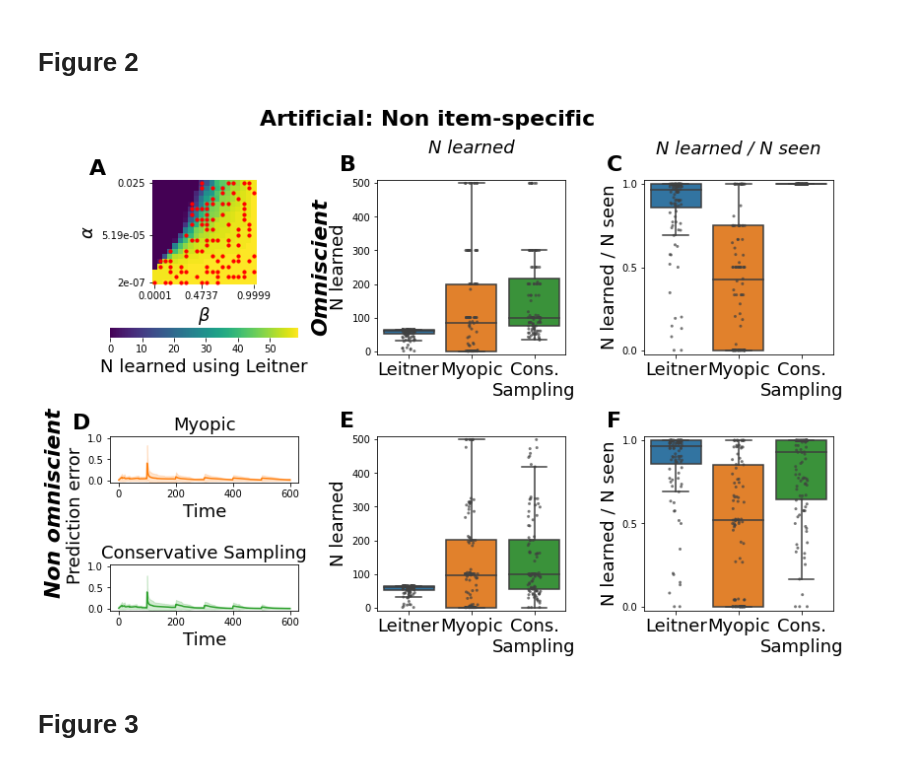
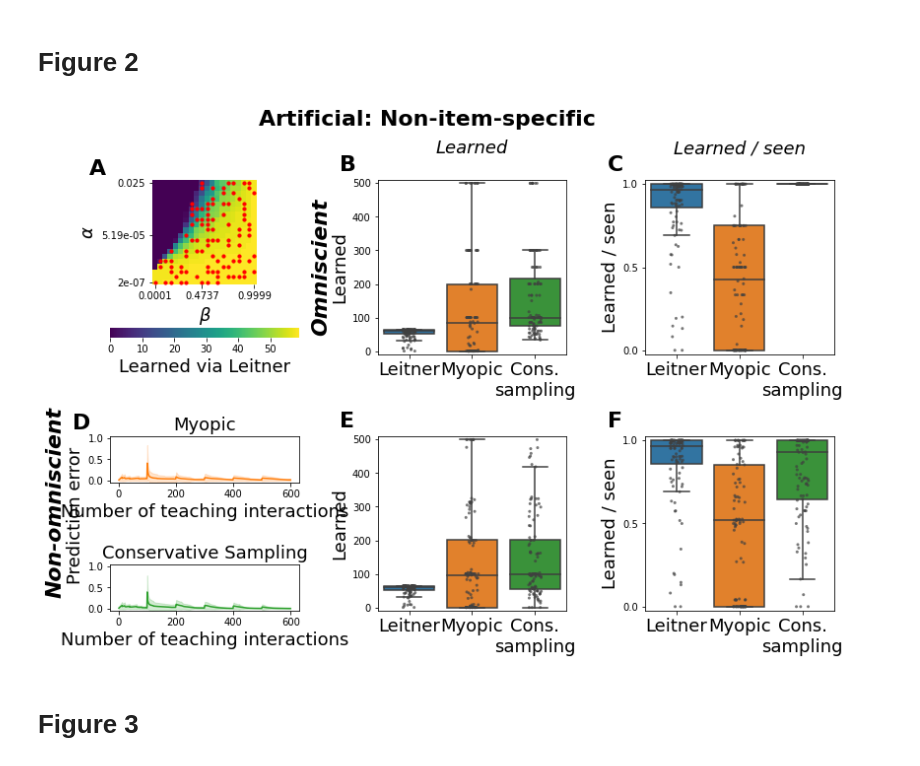
Before and after one commit to AurelienNioche/ActiveTeachingModel, a Jupyter notebook: figure2figure3.ipynb, the cells around one changed output. Saved outputs shown, nothing was run; the diff lists cells and outputs as text; code cells hidden in the pictures.

```diff
--- a/figure2figure3.ipynb
+++ b/figure2figure3.ipynb
@@ -25,7 +25,7 @@ def rounddown(x, base=100):
 def rename_teachers(data):
     dic = {
         "leitner": "Leitner",
-        "forward": "Cons.\nSampling",
+        "forward": "Cons.\nsampling",
         "threshold": "Myopic",
     }
 
@@ -45,7 +45,7 @@ def heatmap(data, ax, fontsize_label, fontsize_colorbar):
     cbar = ax.collections[0].colorbar
     # here set the labelsize by 20
     # cbar.ax.tick_params(labelsize=20)
-    cbar.set_label('N learned using Leitner', size=fontsize_colorbar)
+    cbar.set_label('Learned via Leitner', size=fontsize_colorbar)
 
     alpha_unique = sorted(data["alpha"].unique())
     beta_unique = sorted(data["beta"].unique())
@@ -89,7 +89,7 @@ def heatmap(data, ax, fontsize_label, fontsize_colorbar):
 def boxplot_n_learnt(data, ax,
                      ylim,
                      x_label="Teacher",
-                     y_label="N learned", dot_size=3, dot_alpha=0.7,
+                     y_label="Learned", dot_size=3, dot_alpha=0.7,
                      fontsize_label=13):
 
     data = rename_teachers(data)
@@ -98,7 +98,7 @@ def boxplot_n_learnt(data, ax,
         "teacher": x_label
     })
 
-    order = ["Leitner", "Myopic", "Cons.\nSampling"]
+    order = ["Leitner", "Myopic", "Cons.\nsampling"]
     colors = ["C0", "C1", "C2"]
 
     sns.boxplot(x=x_label, y=y_label, data=data, ax=ax,
@@ -117,7 +117,7 @@ def boxplot_n_learnt(data, ax,
 
 def boxplot_n_learnt_n_seen(data, ax,
                             x_label="Teacher",
-                            y_label="N learned / N seen",
+                            y_label="Learned / seen",
                             dot_size=3, dot_alpha=0.7,
                             fontsize_label=13):
 
@@ -127,7 +127,7 @@ def boxplot_n_learnt_n_seen(data, ax,
         "ratio_n_learnt_n_seen": y_label
     })
 
-    order = ["Leitner", "Myopic", "Cons.\nSampling"]
+    order = ["Leitner", "Myopic", "Cons.\nsampling"]
     colors = ["C0", "C1", "C2"]
 
     sns.boxplot(x="Teacher", y=y_label, data=data, ax=ax,
@@ -148,7 +148,7 @@ def boxplot_n_learnt_n_seen(data, ax,
 
 
 def prediction_error(data, ax, title, color,
-                     x_label="Time",
+                     x_label="Number of teaching interactions",
 #                      y_label="Prediction error\n"
 #                              "(prob. of recall)",
                      fontsize_label=12):
@@ -203,7 +203,7 @@ err_forward = analysis.p_recall.get_data(
     teacher_name="forward")
 # %%
 fig = plt.figure(figsize=(12, 8))  # (13, 8.5)
-fig.suptitle("Artificial: Non item-specific",
+fig.suptitle("Artificial: Non-item-specific",
              fontweight="bold",
              fontsize=fontsize_title)
 
@@ -234,41 +234,41 @@ prediction_error(data=err_forward, ax=axes[4],
                  fontsize_label=fontsize_label_lineplot)
 
 # Add subtitles for metric
-axes[1].set_title("N learned\n", fontstyle='italic', fontsize=fontsize_subtitle)
-axes[2].set_title("N learned / N seen\n", fontstyle='italic', fontsize=fontsize_subtitle)
+axes[1].set_title("Learned\n", fontstyle='italic', fontsize=fontsize_subtitle)
+axes[2].set_title("Learned / seen\n", fontstyle='italic', fontsize=fontsize_subtitle)
 
 # Add invisible axes
 ax_off = fig.add_subplot(1, 1, 1)
 ax_off.set_axis_off()
 
 # Add y-label for prediction error plot
 ax_off.text(-0.06, 0.07, "Prediction error",
             transform=ax_off.transAxes, size=fontsize_label_lineplot, rotation=90)
 
 # Add subtitles for condition
 axes[1].text(-0.3, 0.5, "Omniscient",
              horizontalalignment='center',
              verticalalignment='center',
              transform=axes[1].transAxes, size=fontsize_condition, weight='bold',
              rotation=90, style="italic")
-ax_off.text(-0.09, 0.04, "Non omniscient", transform=ax_off.transAxes, size=fontsize_condition, weight='bold',
+ax_off.text(-0.09, 0.04, "Non-omniscient", transform=ax_off.transAxes, size=fontsize_condition, weight='bold',
             rotation=90, style="italic")
 
 # Add letters
 axes[0].text(-0.6, 1.05, ascii_uppercase[0], transform=axes[0].transAxes, size=fontsize_letter, weight='bold')
 axes[1].text(-0.2, 1.05, ascii_uppercase[1], transform=axes[1].transAxes, size=fontsize_letter, weight='bold')
 axes[2].text(-0.2, 1.05, ascii_uppercase[2], transform=axes[2].transAxes, size=fontsize_letter, weight='bold')
 axes[3].text(-0.2, 1.15, ascii_uppercase[3], transform=axes[3].transAxes, size=fontsize_letter, weight='bold')
 axes[5].text(-0.2, 1.05, ascii_uppercase[4], transform=axes[5].transAxes, size=fontsize_letter, weight='bold')
 axes[6].text(-0.2, 1.05, ascii_uppercase[5], transform=axes[6].transAxes, size=fontsize_letter, weight='bold')
 
 # Adjust layout
 plt.tight_layout(rect=[0, 0, 1, 1])
 
 plt.savefig(os.path.join(fig_folder, f"fig2.png"), dpi=300)
 plt.savefig(os.path.join(fig_folder, f"fig2.pdf"))
 # %% [output]
-[figure, old version]
+[figure, new version]
 # %% [markdown]
 # Figure 3
 # %%
```
Also changed, not shown: parts of 2 cells of this notebook, 3 other files.
